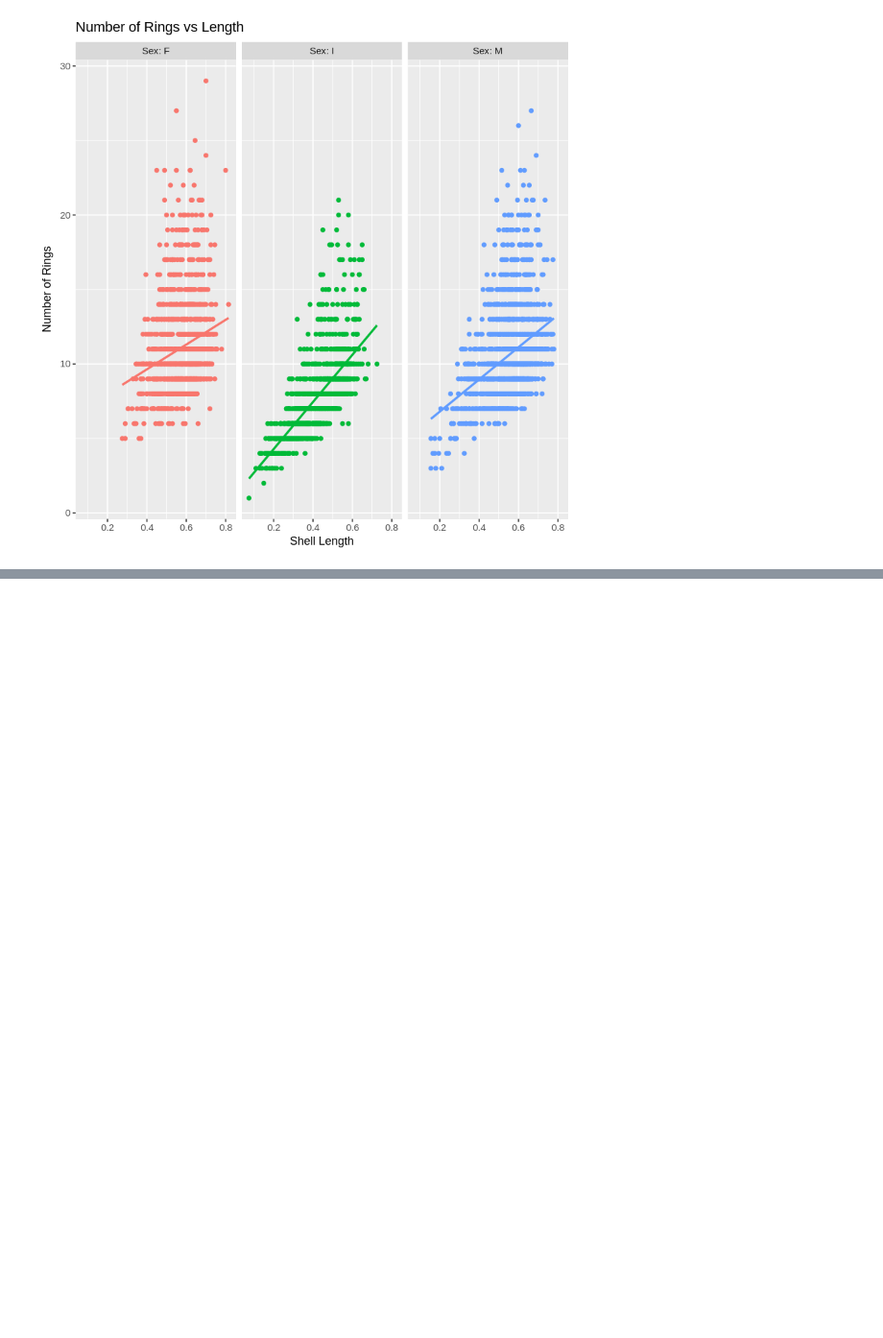
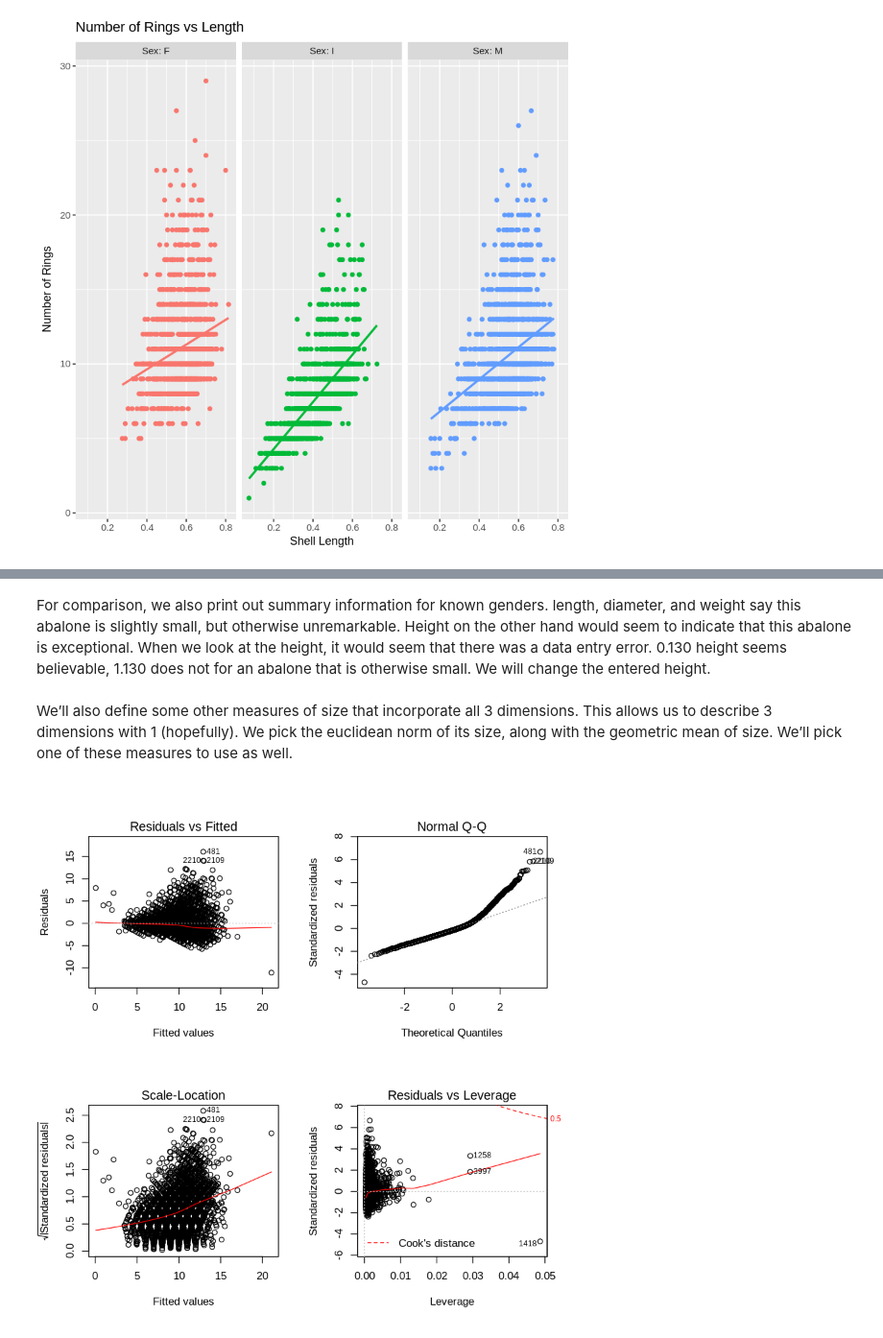
Before and after one commit to asutosh223/final_exam, a Jupyter notebook: ipynb/data-description.ipynb, the cells around one changed output, grey strips where cells are left out. Shown at 96% size. Drawn from its saved outputs; the diff is of its cells as text; code cells hidden in the pictures; blank space fills up the shorter version.

```diff
--- a/ipynb/data-description.ipynb
+++ b/ipynb/data-description.ipynb
@@ -138,0 +290,41 @@ ggplot(abalone) + aes(Length, Rings, color = Sex) + geom_point() + labs(x = "She
+# %% [markdown]
+For comparison, we also print out summary information for known genders. length, diameter, and weight say this abalone is slightly small, but otherwise unremarkable. Height on the other hand would seem to indicate that this abalone is exceptional. When we look at the height, it would seem that there was a data entry error. 0.130 height seems believable, 1.130 does not for an abalone that is otherwise small. We will change the entered height.
+# %%
+abalone$Height[2052] = 0.130
+# %%
+abalone$weight.mean1 = (abalone$Shucked_weight*abalone$Viscera_weight*abalone$Shell_weight)^(1/3)
+abalone$weight.mean2 = (abalone$Whole_weight*abalone$Shucked_weight*abalone$Shell_weight*abalone$Viscera_weight)^(1/4)
+abalone$weight.norm1 = sqrt(abalone$Shucked_weight^2 + abalone$Viscera_weight^2 + abalone$Shell_weight^2)
+abalone$weight.norm2 = sqrt(abalone$Whole_weight^2 + abalone$Shucked_weight^2 + abalone$Viscera_weight^2 + abalone$Shell_weight^2)
+# %% [markdown]
+We’ll also define some other measures of size that incorporate all 3 dimensions. This allows us to describe 3 dimensions with 1 (hopefully). We pick the euclidean norm of its size, along with the geometric mean of size. We’ll pick one of these measures to use as well.
+# %%
+abalone$size.norm = sqrt(abalone$Length^2 + abalone$Diameter^2 + abalone$Height^2) # Norm of vectors
+abalone$size.mean = (abalone$Length*abalone$Diameter*abalone$Height)^(1/3)         # Geometric Mean
+# %%
+abfit3 = lm(Rings ~ Sex + size.norm + Whole_weight + Shucked_weight + Viscera_weight + Shucked_weight, data = abalone)
+
+abfit3.1 = lm(Rings ~ Sex + size.norm + Whole_weight, data = abalone)
+abfit3.2 = lm(Rings ~ Sex + size.norm + Shucked_weight, data = abalone)
+abfit3.3 = lm(Rings ~ Sex + size.norm + Viscera_weight, data = abalone)
+abfit3.4 = lm(Rings ~ Sex + size.norm + Shucked_weight, data = abalone) # best
+
+abfit4.1 = lm(Rings ~ Sex + size.norm + weight.norm1, data = abalone)
+abfit4.2 = lm(Rings ~ Sex + size.norm + weight.norm2, data = abalone)
+abfit4.3 = lm(Rings ~ Sex + size.norm + weight.mean1, data = abalone)
+abfit4.4 = lm(Rings ~ Sex + size.norm + weight.mean2, data = abalone)
+
+abfit5.1 = lm(Rings ~ Sex + size.mean + weight.norm1, data = abalone)
+abfit5.2 = lm(Rings ~ Sex + size.mean + weight.norm2, data = abalone)
+abfit5.3 = lm(Rings ~ Sex + size.mean + weight.mean1, data = abalone)
+abfit5.4 = lm(Rings ~ Sex + size.mean + weight.mean2, data = abalone)
+
+abfit6 = lm(Rings ~ Sex + size.mean + Whole_weight + Shucked_weight + Viscera_weight + Shucked_weight, data = abalone)
+abfit6.1 = lm(Rings ~ Sex + size.mean + Shucked_weight + Viscera_weight + Shucked_weight, data = abalone)
+abfit6.2 = lm(Rings ~ Sex + size.mean + Shucked_weight + Shucked_weight, data = abalone)
+abfit6.3 = lm(Rings ~ Sex + size.mean + I(size.mean^2) + Shucked_weight + Shucked_weight, data = abalone)
+# %%
+par(mfrow=c(2,2))
+plot(abfit6.3)
+# %% [output]
+[figure, added]
```
Also changed, not shown: parts of 20 cells of this notebook.
